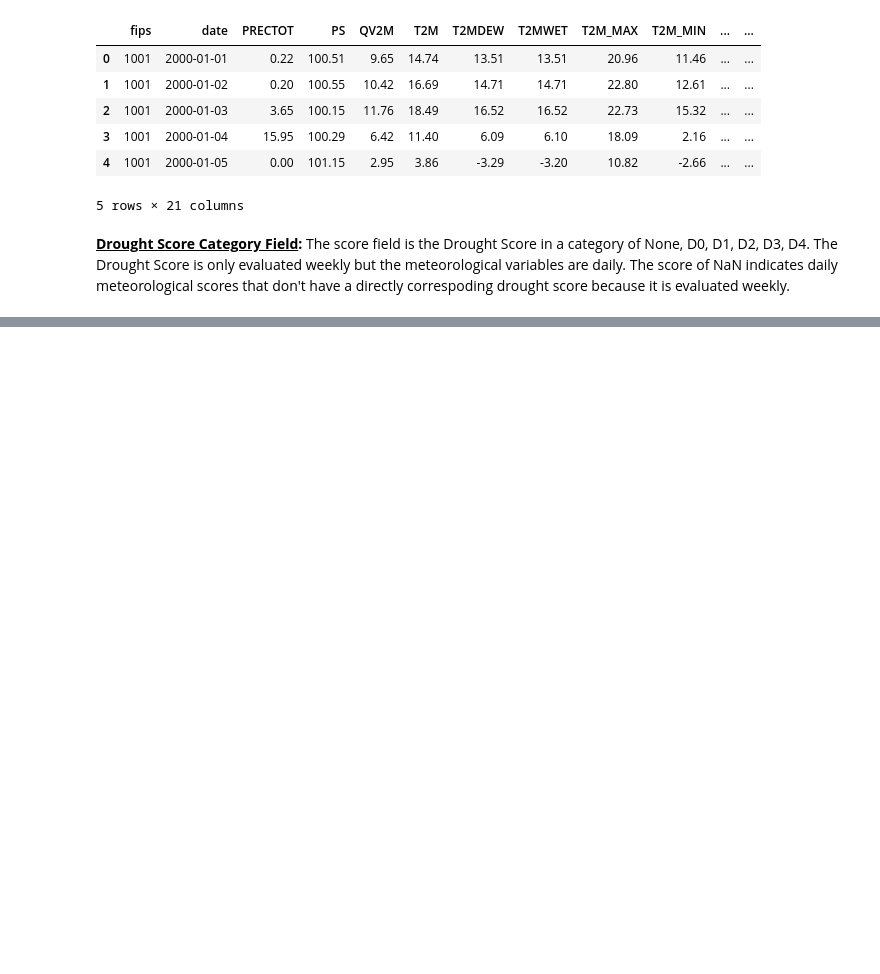
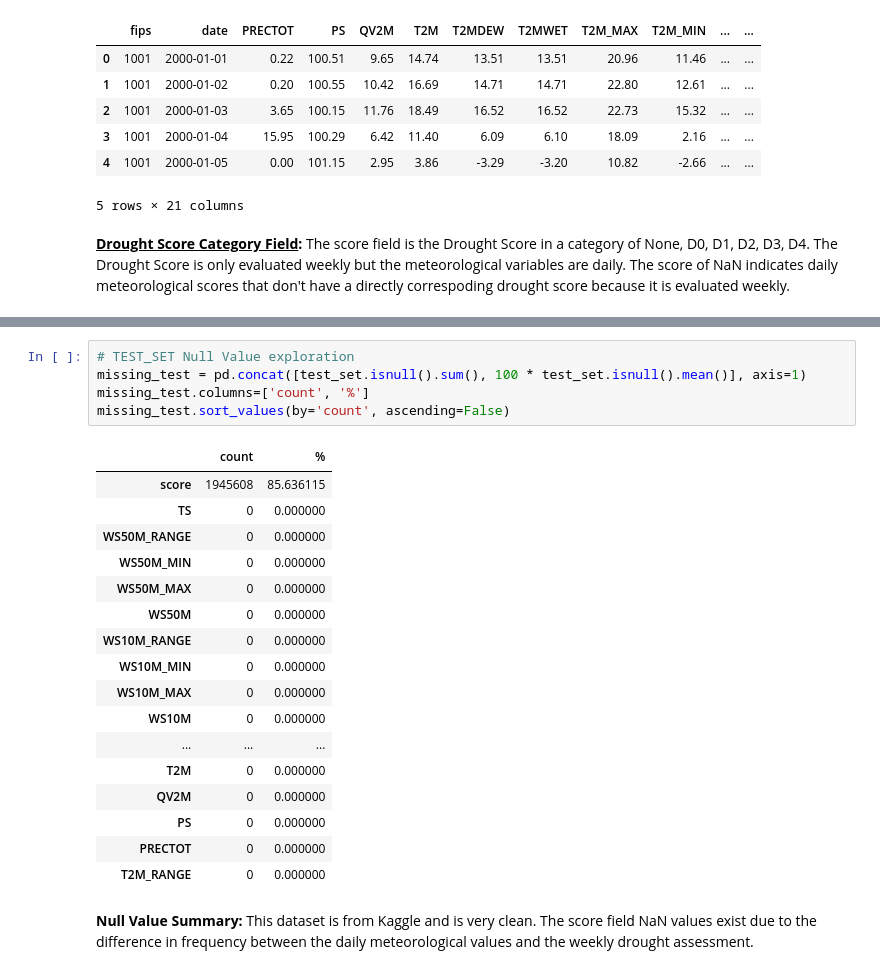
Before and after one commit to ChadDelany/drought_prediction, a Jupyter notebook: Notebooks/01_DataWrangling.ipynb, the cells around one changed output, grey strips where cells are left out. Cells and saved outputs as stored; diff of their text form; blank space fills up the shorter version.

```diff
--- a/Notebooks/01_DataWrangling.ipynb
+++ b/Notebooks/01_DataWrangling.ipynb
@@ -155,0 +229,25 @@ train_set.head()
+# %%
+# TEST_SET Null Value exploration
+missing_test = pd.concat([test_set.isnull().sum(), 100 * test_set.isnull().mean()], axis=1)
+missing_test.columns=['count', '%']
+missing_test.sort_values(by='count', ascending=False)
+# %% [output]
+|  | count | % |
+| score | 1945608 | 85.636115 |
+| TS | 0 | 0.000000 |
+| WS50M_RANGE | 0 | 0.000000 |
+| WS50M_MIN | 0 | 0.000000 |
+| WS50M_MAX | 0 | 0.000000 |
+| WS50M | 0 | 0.000000 |
+| WS10M_RANGE | 0 | 0.000000 |
+| WS10M_MIN | 0 | 0.000000 |
+| WS10M_MAX | 0 | 0.000000 |
+| WS10M | 0 | 0.000000 |
+| ... | ... | ... |
+| T2M | 0 | 0.000000 |
+| QV2M | 0 | 0.000000 |
+| PS | 0 | 0.000000 |
+| PRECTOT | 0 | 0.000000 |
+| T2M_RANGE | 0 | 0.000000 |
+# %% [markdown]
+<b> Null Value Summary:</b> This dataset is from Kaggle and is very clean.  The score field NaN values exist due to the difference in frequency between the daily meteorological values and the weekly drought assessment.
```
Also changed, not shown: parts of 7 cells of this notebook.
